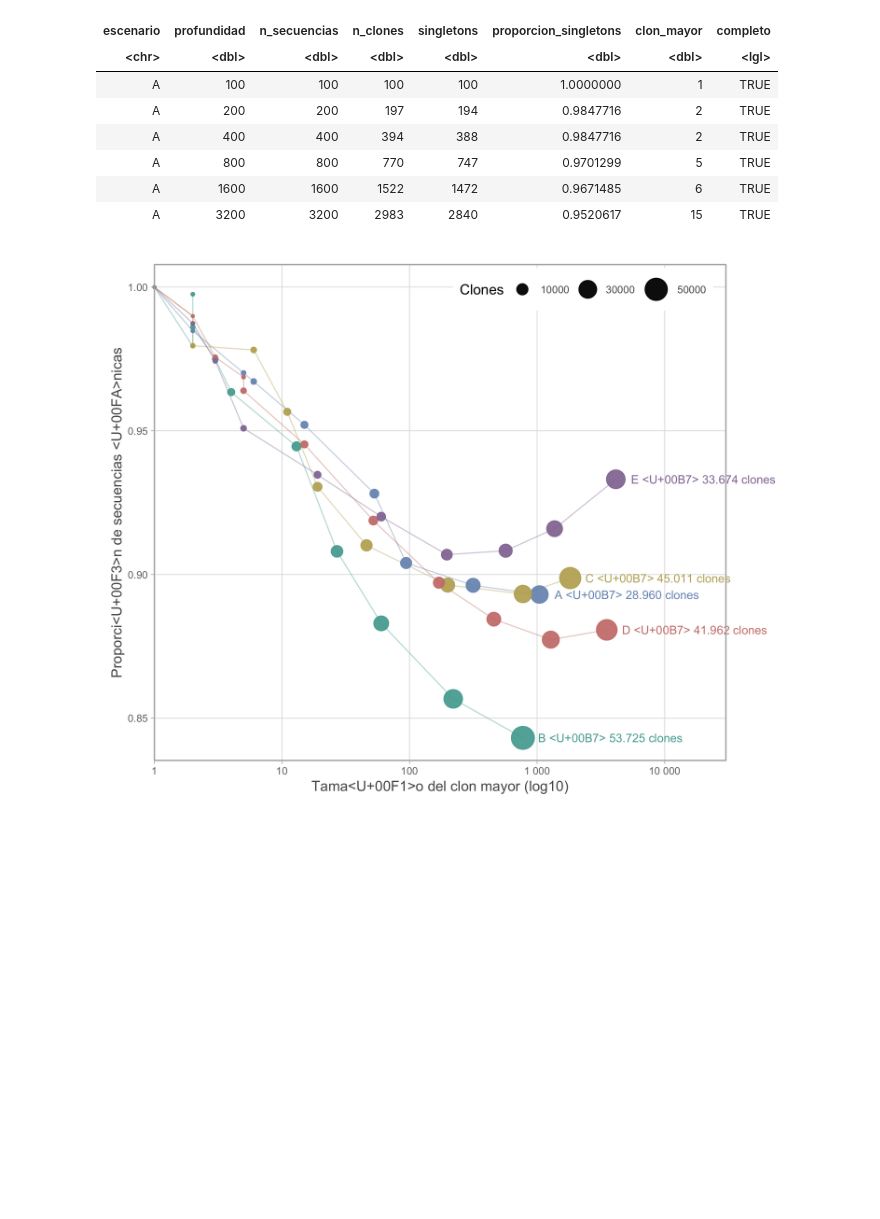
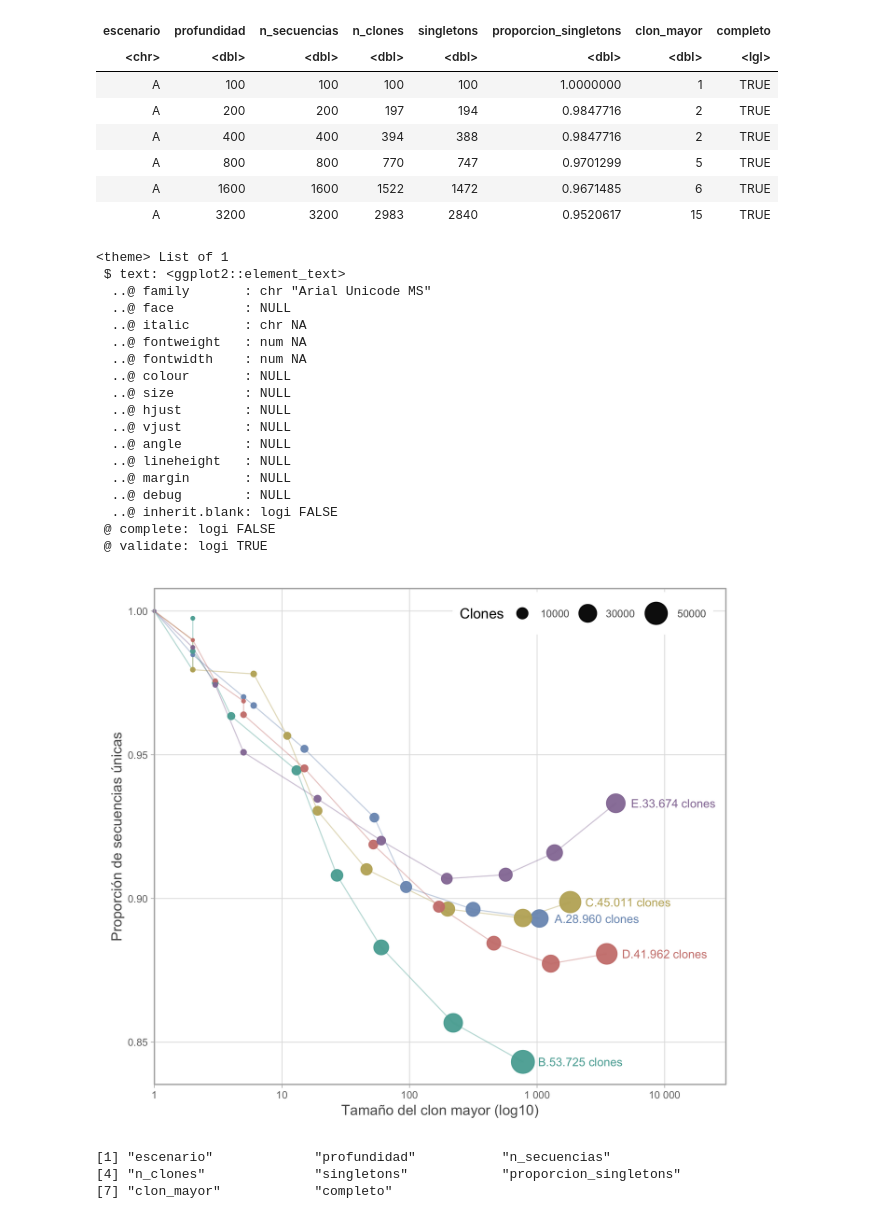
Before and after one commit to sofiacardenase/tesisbioinf-sofia, a Jupyter notebook: notebooks/7.2-clonal_plotA.ipynb, the cells around one changed output. Saved outputs shown, nothing was run; the diff lists cells and outputs as text; code cells hidden in the pictures; blank space fills up the shorter version.

Commit message:
plot

```diff
--- a/notebooks/7.2-clonal_plotA.ipynb
+++ b/notebooks/7.2-clonal_plotA.ipynb
@@ -35,7 +35,7 @@ fin <- d |>
   slice_max(profundidad, by = escenario) |>
   left_join(summarise(d, trunco = any(!completo), .by = escenario), by = "escenario") |>
   mutate(etiqueta = paste0(
-    escenario, " · ", formatC(n_clones, big.mark = ".", decimal.mark = ",", format = "d"),
+    escenario, ".", formatC(n_clones, big.mark = ".", decimal.mark = ",", format = "d"),
     " clones"
   ))
 # %%
@@ -43,6 +43,7 @@ options(repr.plot.width = 8, repr.plot.height = 6, repr.plot.res = 300)
 
 colors <- c(A = "#7B98BE", B = "#58ABA2", C = "#BFAF66", D = "#CD817C", E = "#957BA4")
 
+theme(text = element_text(family = "Arial Unicode MS"))
 ggplot(d, aes(x = clon_mayor, y = proporcion_singletons, color = escenario)) +
   geom_line(data = ~ filter(.x, completo), linewidth = 0.4, alpha = 0.4) +
   geom_point(data = ~ filter(.x, completo), aes(size = n_clones), alpha = 0.95) +
@@ -57,31 +58,55 @@ ggplot(d, aes(x = clon_mayor, y = proporcion_singletons, color = escenario)) +
     breaks = c(1, 10, 100, 1000, 10000),
     labels = c("1", "10", "100", "1 000", "10 000"),
     limits = c(1, 10000),
     expand = expansion(mult = c(0, 0.12))
   ) +
   scale_size(
     range = c(0.5, 8),
     breaks = c(10000, 30000, 50000),
   ) +
   scale_color_manual(values = colors, guide = "none") +
   coord_cartesian(clip = "off") +
   labs(
     x = "Tamaño del clon mayor (log10)",
     y = "Proporción de secuencias únicas",
     size = "Clones"
   ) +
   theme_light() +
   theme(
     plot.title = element_text(size = 9, colour = "grey35", hjust = 0, margin = margin(b = 14)),
     plot.margin = margin(12, 90, 12, 12),
     axis.title = element_text(colour = "grey35"),
     axis.text = element_text(size = 8, colour = "grey45"),
     panel.grid.minor = element_blank(),
     panel.grid.major = element_line(colour = "grey88", linewidth = 0.3),
     legend.position = "inside",
     legend.position.inside = c(0.75, 0.95),
     legend.direction = "horizontal",
     legend.text = element_text(size = 8, colour = "grey35"),
   )
 # %% [output]
+<theme> List of 1
+ $ text: <ggplot2::element_text>
+  ..@ family       : chr "Arial Unicode MS"
+  ..@ face         : NULL
+  ..@ italic       : chr NA
+  ..@ fontweight   : num NA
+  ..@ fontwidth    : num NA
+  ..@ colour       : NULL
+  ..@ size         : NULL
+  ..@ hjust        : NULL
+  ..@ vjust        : NULL
+  ..@ angle        : NULL
+  ..@ lineheight   : NULL
+  ..@ margin       : NULL
+  ..@ debug        : NULL
+  ..@ inherit.blank: logi FALSE
+ @ complete: logi FALSE
+ @ validate: logi TRUE
-[figure, old version]
+[figure, new version]
+# %%
+names(d)
+# %% [output]
+[1] "escenario"             "profundidad"           "n_secuencias"
+[4] "n_clones"              "singletons"            "proporcion_singletons"
+[7] "clon_mayor"            "completo"
```
